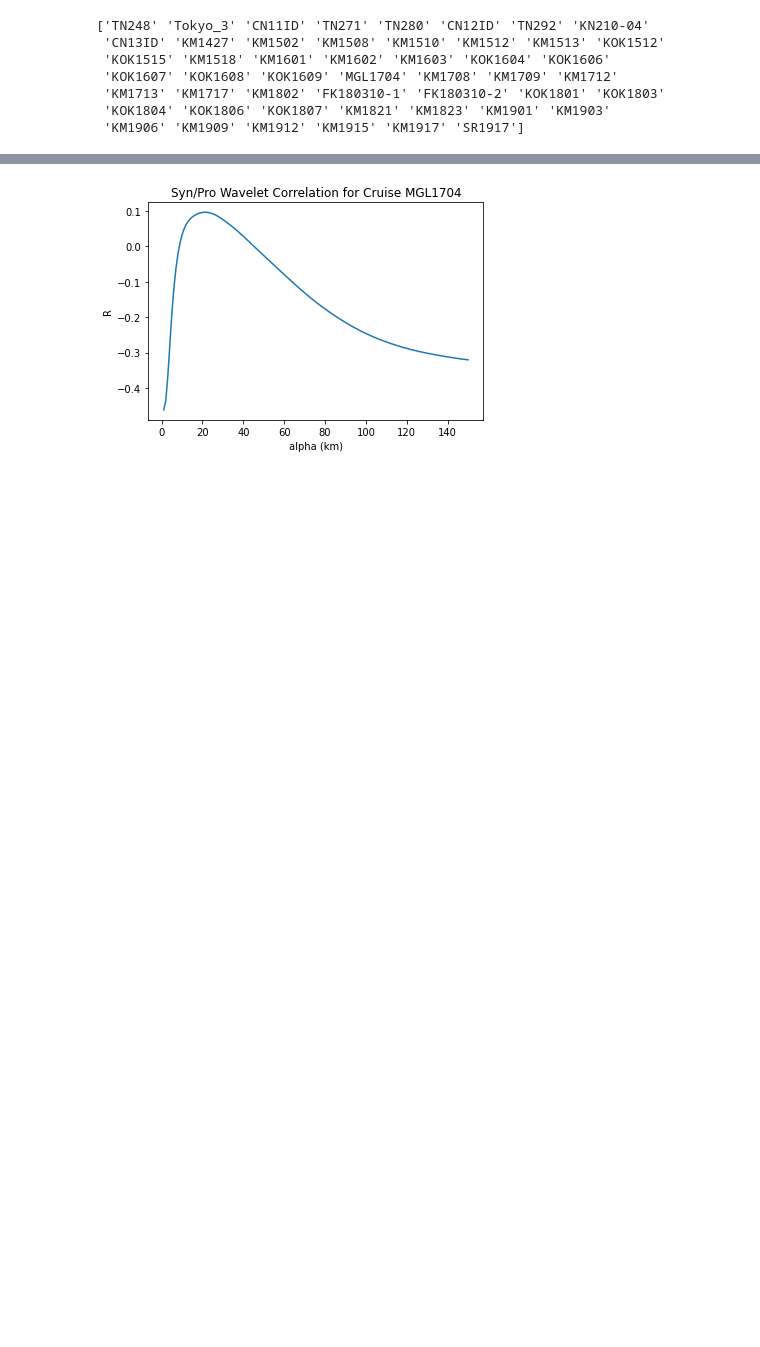
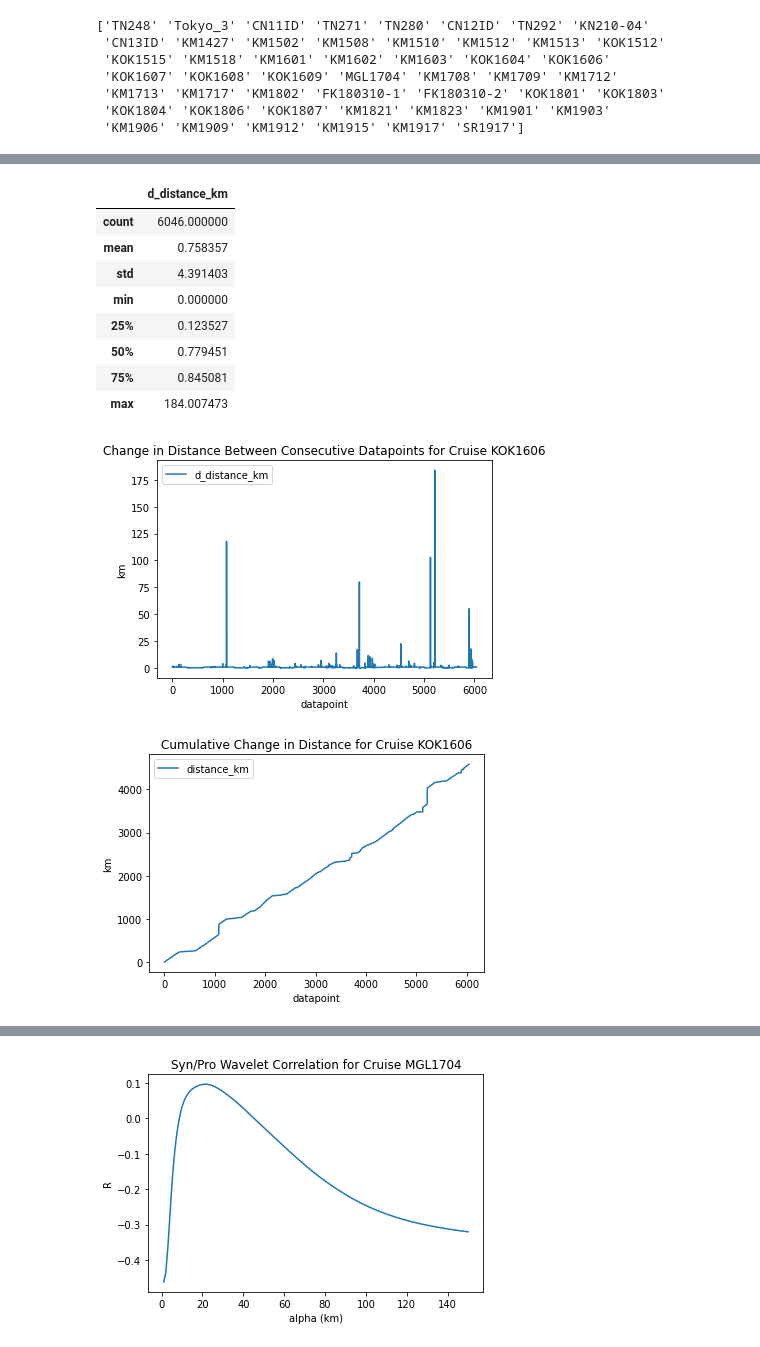
Before and after one commit to barbara42/seaflow_analysis, a Jupyter notebook: Seaflow Time Series Analysis.ipynb, the cells around one changed output, grey strips where cells are left out. Drawn from its saved outputs; the diff is of its cells as text; code cells hidden in the pictures; blank space fills up the shorter version.

```diff
--- a/Seaflow Time Series Analysis.ipynb
+++ b/Seaflow Time Series Analysis.ipynb
@@ -153 +168,26 @@ df_master
+# %%
+# plot change in distance between each point
+df_master.plot(y='d_distance_km', use_index=True)
+plt.title(f"Change in Distance Between Consecutive Datapoints for Cruise {cruise_name}")
+plt.xlabel('datapoint')
+plt.ylabel('km')
+
+df_master.plot(y='distance_km', use_index=True)
+plt.title(f"Cumulative Change in Distance for Cruise {cruise_name}")
+plt.xlabel('datapoint')
+plt.ylabel('km')
+
+df_master[['d_distance_km']].describe()
+# %% [output]
+|  | d_distance_km |
+| count | 6046.000000 |
+| mean | 0.758357 |
+| std | 4.391403 |
+| min | 0.000000 |
+| 25% | 0.123527 |
+| 50% | 0.779451 |
+| 75% | 0.845081 |
+| max | 184.007473 |
+[figure, added]
+[figure, added]
 # %%
```
Also changed, not shown: parts of 13 cells of this notebook.
